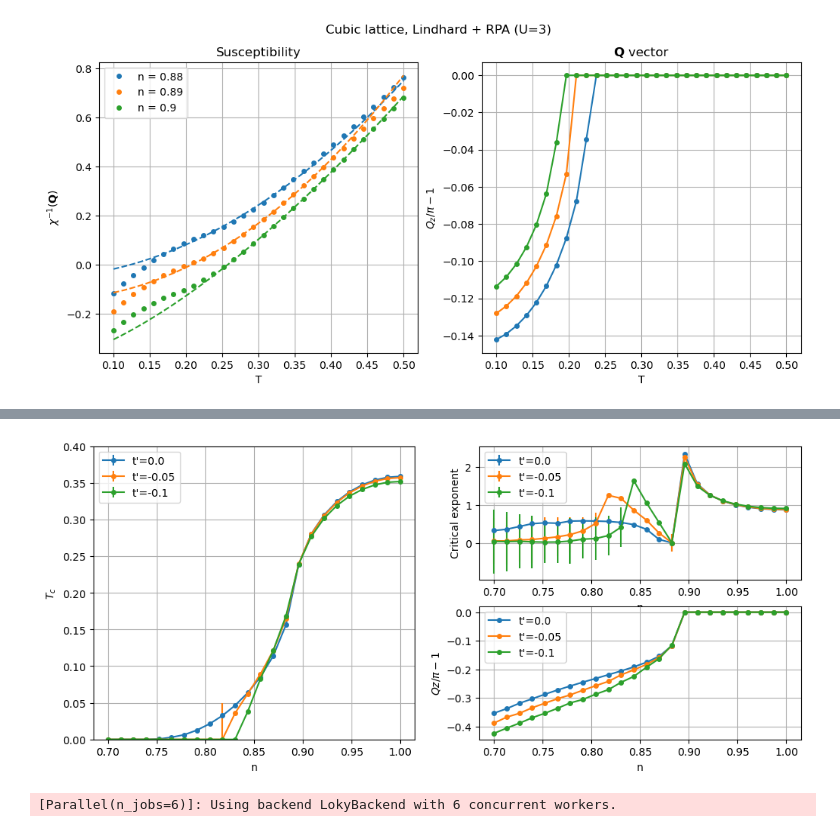
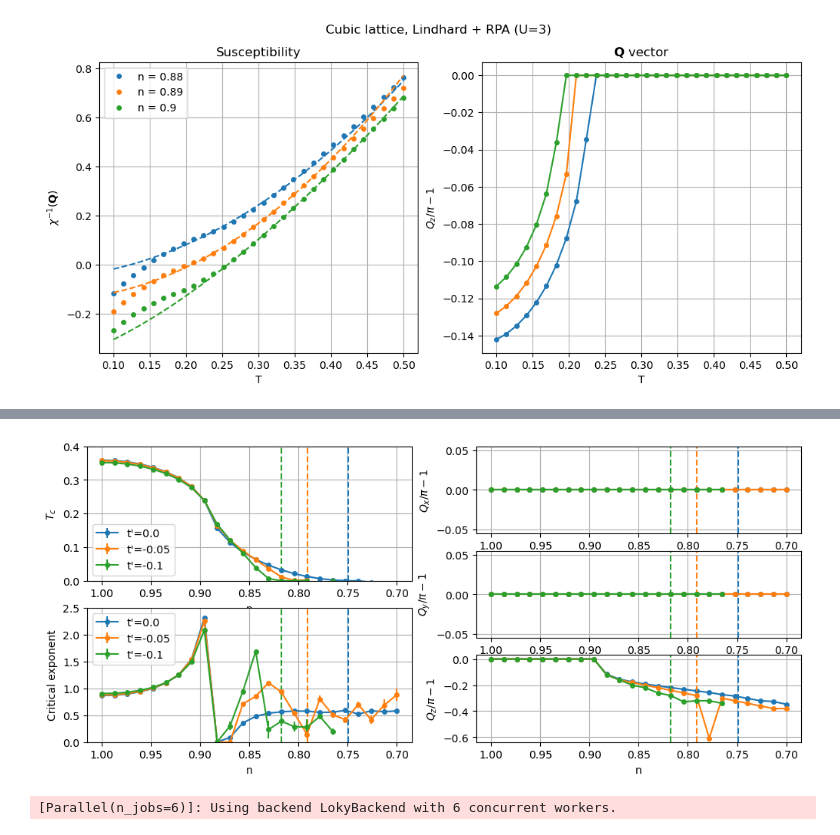
Before and after one commit to cctort/quantum_criticality, a Jupyter notebook: chi_rpa.ipynb, the cells around one changed output, grey strips where cells are left out. Cells and saved outputs as stored; diff of their text form; code cells hidden in the pictures.

```diff
--- a/chi_rpa.ipynb
+++ b/chi_rpa.ipynb
@@ -430,7 +449,8 @@ for a in ax:
     a.grid()
     a.set_xlabel('n')
 
-ax[0].set_ylim(-0., 0.4)
+ax[0].set_ylim(0., 0.4)
+ax[1].set_ylim(0., 2.5)
 
 ax[0].set_ylabel('$T_c$')
 ax[1].set_ylabel('Critical exponent')
@@ -464,9 +484,10 @@ plt.show()
 # %%
 U = 3
 n_list = np.linspace(0.7, 1., 24)
-T_list = np.linspace(0., 0.01, 6)
+T_list = np.linspace(0., 0.05, 15)
 
 nk = 150
+n_iw = 128
 tp_list = [0.05, 0.1]
 for i, tp in enumerate(tp_list):
 
@@ -480,9 +501,9 @@ for i, tp in enumerate(tp_list):
 
     par_list = []
     for i, n in enumerate(n_list):
-        par_list.append({'U': U, 'n': n, 'T': T_list + max(Tc[i], 0.001)})
+        par_list.append({'U': U, 'n': n, 'T': T_list + max(Tc[i], 0.005)})
 
-    sweep_dict = [{'par_dict': par_dict, 'nk': nk, 'fit': True, 'nk_avg': (10,1), 'tp': tp} for par_dict in par_list]
+    sweep_dict = [{'par_dict': par_dict, 'nk': nk, 'fit': True, 'tp': tp, 'method': 'matsubara_fft', 'n_iw': n_iw, 'n_iw_extr': True} for par_dict in par_list]
     results = sweep_parallel(sweep_chirpa, sweep_dict, n_jobs=6, save_file=file)
 
     Tc = np.array([res['Xc'] for res in results])
@@ -556,9 +589,10 @@ plt.show()
 # %%
 U = 3
 n_list = np.linspace(0.7, 1., 24)
-T_list = np.linspace(0., 0.01, 6)
+T_list = np.linspace(0., 0.05, 15)
 
 nk = 150
+n_iw = 128
 tp_list = [-0.05, -0.1]
 for i, tp in enumerate(tp_list):
 
@@ -572,9 +606,9 @@ for i, tp in enumerate(tp_list):
 
     par_list = []
     for i, n in enumerate(n_list):
-        par_list.append({'U': U, 'n': n, 'T': T_list + max(Tc[i], 0.001)})
+        par_list.append({'U': U, 'n': n, 'T': T_list + max(Tc[i], 0.005)})
 
-    sweep_dict = [{'par_dict': par_dict, 'nk': nk, 'fit': True, 'nk_avg': (10,1), 'tp': tp} for par_dict in par_list]
+    sweep_dict = [{'par_dict': par_dict, 'nk': nk, 'fit': True, 'tp': tp, 'method': 'matsubara_fft', 'n_iw': n_iw, 'n_iw_extr': True} for par_dict in par_list]
     results = sweep_parallel(sweep_chirpa, sweep_dict, n_jobs=6, save_file=file)
 
     Tc = np.array([res['Xc'] for res in results])
@@ -609,42 +631,52 @@ Warning: could not identify MPI environment!
 # %%
 fig = plt.figure(figsize=(12, 5))
-ax = [fig.add_subplot(1,2,1),
-      fig.add_subplot(2,2,2),
-      fig.add_subplot(2,2,4)]
+ax = [fig.add_subplot(2,2,1),
+      fig.add_subplot(2,2,3),
+      fig.add_subplot(3,2,2),
+      fig.add_subplot(3,2,4),
+      fig.add_subplot(3,2,6)]
+
 for a in ax:
     a.grid()
     a.set_xlabel('n')
 
-ax[0].set_ylim(-0., 0.4)
+ax[0].set_ylim(0., 0.4)
+ax[1].set_ylim(0., 2.5)
 
 ax[0].set_ylabel('$T_c$')
 ax[1].set_ylabel('Critical exponent')
-ax[2].set_ylabel(r'$Qz/\pi-1$')
+ax[2].set_ylabel(r'$Q_x/\pi-1$')
+ax[3].set_ylabel(r'$Q_y/\pi-1$')
+ax[4].set_ylabel(r'$Q_z/\pi-1$')
 
 tp_list = [0., -0.05, -0.1]
 for i, tp in enumerate(tp_list):
 
     results = HDFread_list(f'{save_dir}/nTdiag_U3tp{tp:.2f}',
                  ['Xc', 'Xc_err', 'gamma', 'gamma_err', 'Qc'])
 
     n_list = [par_list[0]['n'] for par_list in results['par_list']]
-    Qz = [Q[-1]-1 for Q in results['Qc']]
+    Qi = [[Q[i]-1 for Q in results['Qc']] for i in range(3)]
 
-    ax[0].errorbar(n_list, results['Xc'], results['Xc_err'], fmt='o-', label=f"t'={tp}", markersize=4)
+    line = ax[0].errorbar(n_list, results['Xc'], results['Xc_err'], fmt='o-', label=f"t'={tp}", markersize=4)
     ax[1].errorbar(n_list, results['gamma'], results['gamma_err'], fmt='o-', label=f"t'={tp}", markersize=4)
-    line = ax[2].plot(n_list, Qz, 'o-', label=f"t'={tp}", markersize=4)
+    for i, a in enumerate(ax[2:]):
+        a.plot(n_list, Qi[i], 'o-', markersize=4)
+
     color = line[0].get_color()
 
     n_crit = np.interp(0., results['Xc'], n_list)
     for a in ax:
-        #a.axvline(n_crit, linestyle='--', color=color)
-        a.legend()
+        a.axvline(n_crit, linestyle='--', color=color)
+        a.invert_xaxis()
 
+    ax[0].legend()
+    ax[1].legend()
 
 plt.savefig(f'{save_dir}/negtp.png', dpi=100)
 plt.show()
 # %% [output]
-[figure, old version]
+[figure, new version]
 # %%
 save_dir = f'data/{dim}d/rpa_ba'
 # %%
```
Also changed, not shown: parts of 11 cells of this notebook, 2 other files.
